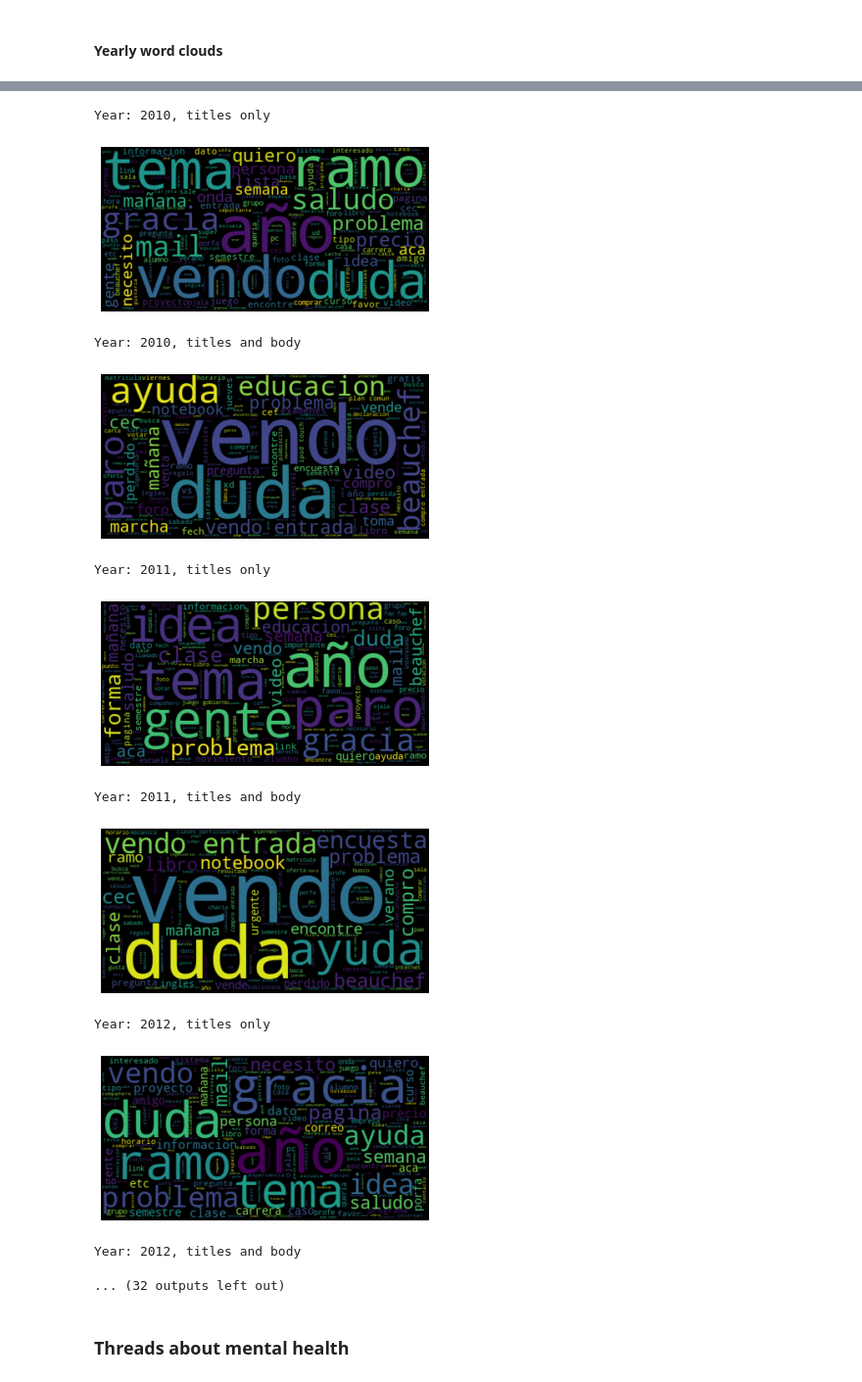
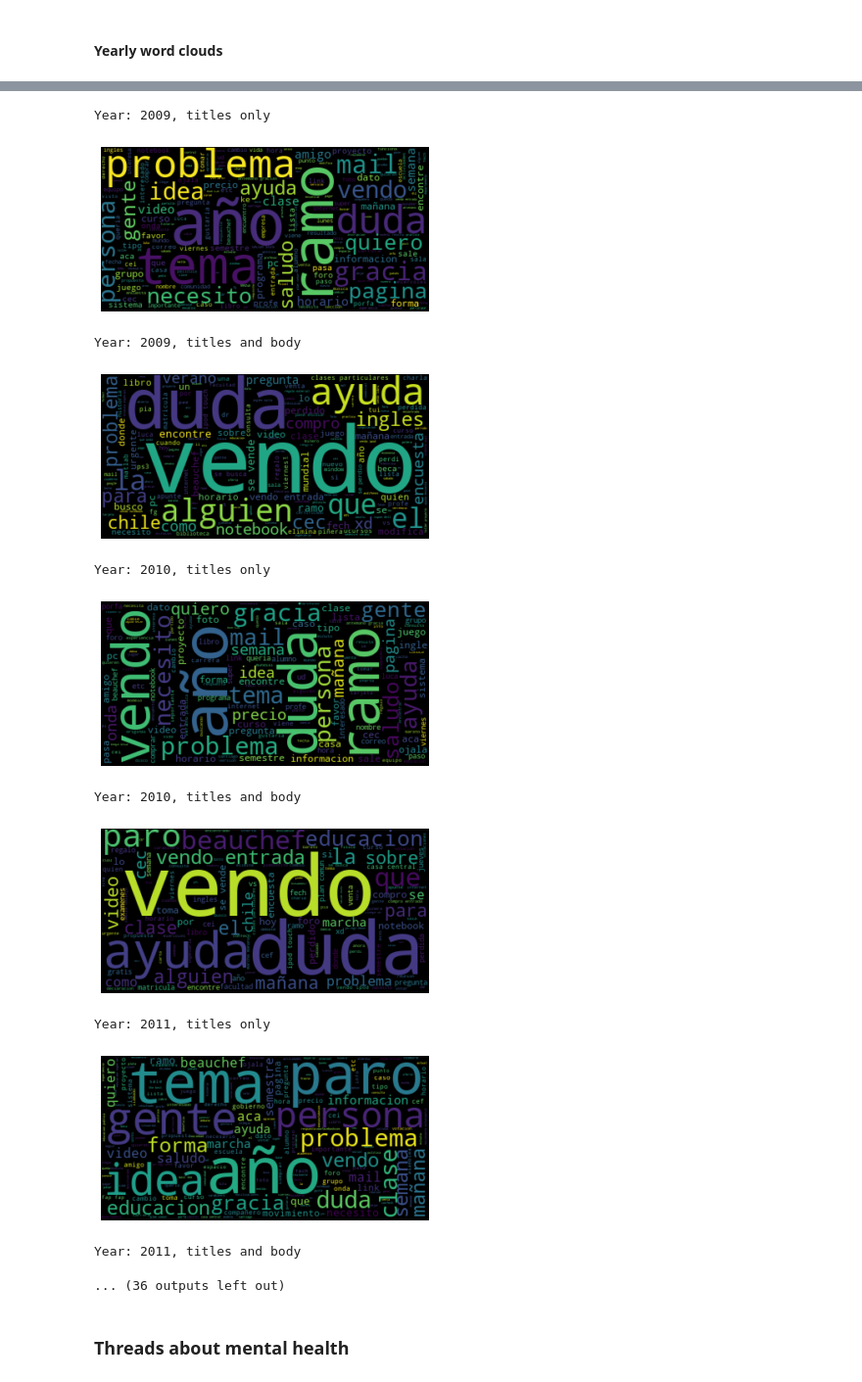
Before and after one commit to martinKindall/forum_analysis_wordclouds, a Jupyter notebook: Forum_analysis.ipynb, the cells around one changed output, grey strips where cells are left out. Shown at 98% size. Cells and saved outputs as stored; diff of their text form; code cells hidden in the pictures.

```diff
--- a/Forum_analysis.ipynb
+++ b/Forum_analysis.ipynb
@@ -163,11 +163,12 @@ plotWordCloud(onlyTitles)
 #### Yearly word clouds
 # %%
 for year in last_decade_titles_count.index:
-    titles_from_year = forum_titles_frame[titles_frame_mappedYear['date'] == year]
-    mergedText = formatAndMergeStringsFromSeries(titles_from_year["title"])
-    plotWordCloud(mergedText, stopwords_es)
+    titles_from_year = onlyTitlesCleaned[onlyTitlesCleaned['year'] == year]
+    mergedText = " ".join(titles_from_year["title"])
+    plotWordCloud(mergedText)
     print("Year: {}, titles only".format(year))
-    mergedWithBody = formatAndMergeStringsFromSeries(titles_from_year["title"] + " " + titles_from_year["body"])
-    plotWordCloud(mergedWithBody, stopwords_es)
+    mergedTitleTextFromYear = mergedTitlesAndBodyCleaned[mergedTitlesAndBodyCleaned['year'] == year]
+    mergedWithBody = " ".join(mergedTitleTextFromYear['titleAndText'])
+    plotWordCloud(mergedWithBody)
     print("Year: {}, titles and body".format(year))
 # %% [output]
@@ -175,15 +176,15 @@ for year in last_decade_titles_count.index:
-Year: 2010, titles only
+Year: 2009, titles only
-[figure, old version]
+[figure, new version]
-Year: 2010, titles and body
+Year: 2009, titles and body
-[figure, old version]
+[figure, new version]
-Year: 2011, titles only
+Year: 2010, titles only
-[figure, old version]
+[figure, new version]
-Year: 2011, titles and body
+Year: 2010, titles and body
-[figure, old version]
+[figure, new version]
-Year: 2012, titles only
+Year: 2011, titles only
-[figure, old version]
+[figure, new version]
-Year: 2012, titles and body
+Year: 2011, titles and body
-... (32 outputs left out)
+... (36 outputs left out)
 # %% [markdown]
 ### Threads about mental health
 # %% [markdown]
```
Also changed, not shown: parts of 1 cell of this notebook.
